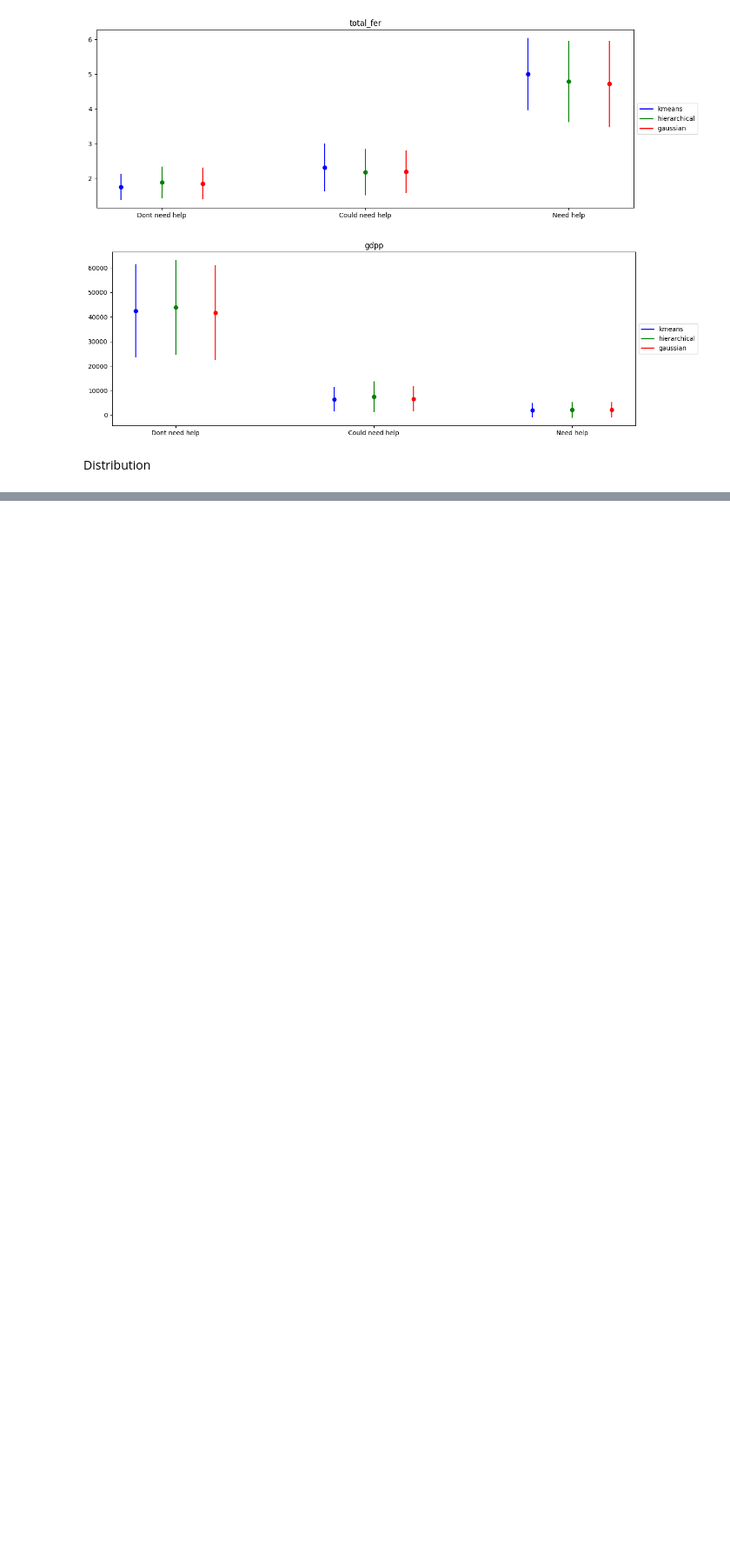
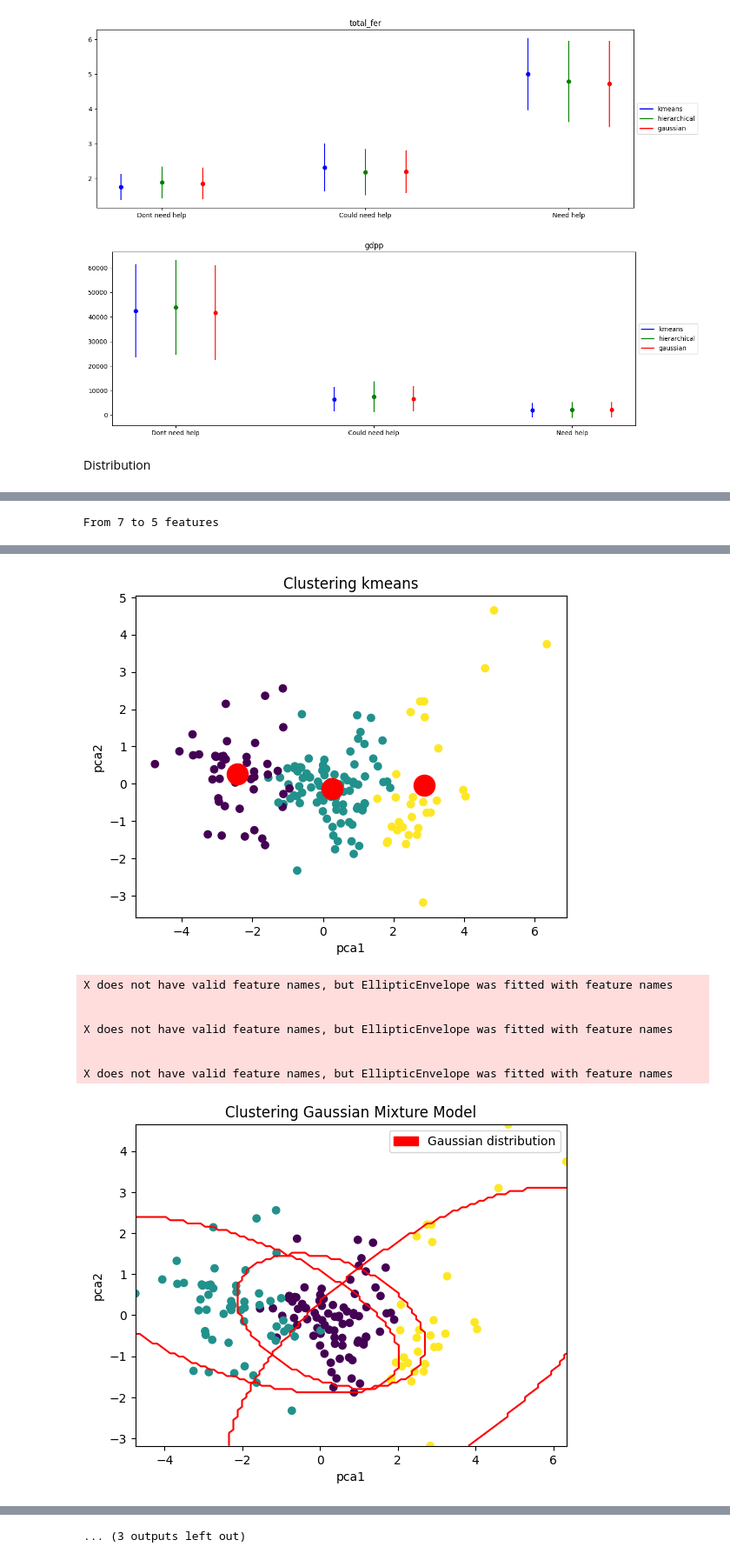
Before and after one commit to SytHamMer/help_for_contries_classification, a Jupyter notebook: TP.ipynb, the cells around one changed output, grey strips where cells are left out. Shown at 87% size. Cells and saved outputs as stored; diff of their text form; code cells hidden in the pictures; blank space fills up the shorter version.

Commit message:
[ADD]: without somes features/some edit on imput for functions

```diff
--- a/TP.ipynb
+++ b/TP.ipynb
@@ -195,7 +213,7 @@ From 9 to 6 features
 # %% [markdown]
 ### Clustering
 # %%
-def clustering(data,technic):
+def clustering(data,technic,filename_tosave = None):
     if technic == "kmeans":
         kmeans = KMeans(n_clusters=3)
         kmeans.fit(data.drop('country', axis=1))
@@ -271,8 +289,10 @@ def clustering(data,technic):
     could_need = newData.loc[newData["country"] == "China"]['cluster'].values[0]
     need = newData.loc[newData["country"] == "Haiti"]['cluster'].values[0]
     newData['cluster'] = newData['cluster'].replace({dont_need: 'Dont need help', could_need: 'Could need help', need: 'Need help'})
-
-    newData.to_csv(f"data/clustered_data_with_{technic}.csv")
+    if filename_tosave is not None:
+        newData.to_csv(f"data/{filename_tosave}_{technic}.csv")
+    else:
+        newData.to_csv(f"data/clustered_data_with_{technic}.csv")
     return newData
 
 
@@ -342,9 +334,12 @@ When grouping with a length-1 list-like, you will need to pass a length-1 tuple
 ### Plot Map (put in gray no data countries)
 # %%
 
-def plot_map(technic):
+def plot_map(technic,filename = None):
     #get data
-    cluster = pd.read_csv(f'data/clustered_data_with_{technic}.csv')
+    if filename is None:
+        cluster = pd.read_csv(f'data/clustered_data_with_{technic}.csv')
+    else:
+        cluster = pd.read_csv(f'data/{filename}_{technic}.csv')
     #create geoDataFrame
     world = gpd.read_file(gpd.datasets.get_path('naturalearth_lowres'))
     world.to_csv("data/world.csv")
@@ -392,11 +387,14 @@ The geopandas.dataset module is deprecated and will be removed in GeoPandas 1.0.
 # %% [markdown]
 ### Post analyse of cluster
 # %%
-def post_analyse():
+def post_analyse(filename =  None):
     technics = ["kmeans","hierarchical","gaussian"]
     res =[]
     for technic in technics:
-        data = pd.read_csv(f'data/clustered_data_with_{technic}.csv')
+        if filename is None:
+            data = pd.read_csv(f'data/clustered_data_with_{technic}.csv')
+        else:
+            data = pd.read_csv(f'data/{filename}_{technic}.csv')
         #silhouette score (between -1 and 1)  1 good -1 bad
         silhouette = silhouette_score(data.drop(['country', 'cluster'], axis=1), data['cluster'])
         print(f"Silhouette score : {silhouette} for {technic}")
@@ -567,0 +572,21 @@ get_distribution()
+# %%
+# get original data
+
+new_data = pd.read_csv('data/Country-data.csv')
+#drop imports and inflation
+new_data = data.drop(['imports', 'inflation'], axis=1)
+
+#preprocess the data
+preprocessed_data_v2 = preprocess(new_data, "both")
+#reduce the dimension
+pca_data_v2 = reduce_dim(preprocessed_data_v2, "pca")
+#clustering
+clustering(pca_data_v2, "kmeans","without_imports_inflation")
+clustering(pca_data_v2, "gaussian","without_imports_inflation")
+clustering(pca_data_v2, "hierarchical","without_imports_inflation")
+plot_map("kmeans","without_imports_inflation")
+plot_map("gaussian","without_imports_inflation")
+plot_map("hierarchical","without_imports_inflation")
+post_analyse("without_imports_inflation")
+# %% [output]
+From 7 to 5 features
@@ -567,0 +594,9 @@ get_distribution()
+[figure, added]
+X does not have valid feature names, but EllipticEnvelope was fitted with feature names
+
+
+X does not have valid feature names, but EllipticEnvelope was fitted with feature names
+
+
+X does not have valid feature names, but EllipticEnvelope was fitted with feature names
+[figure, added]
@@ -567,0 +610 @@ get_distribution()
+... (3 outputs left out)
```
Also changed, not shown: parts of 5 cells of this notebook, 4 other files.
